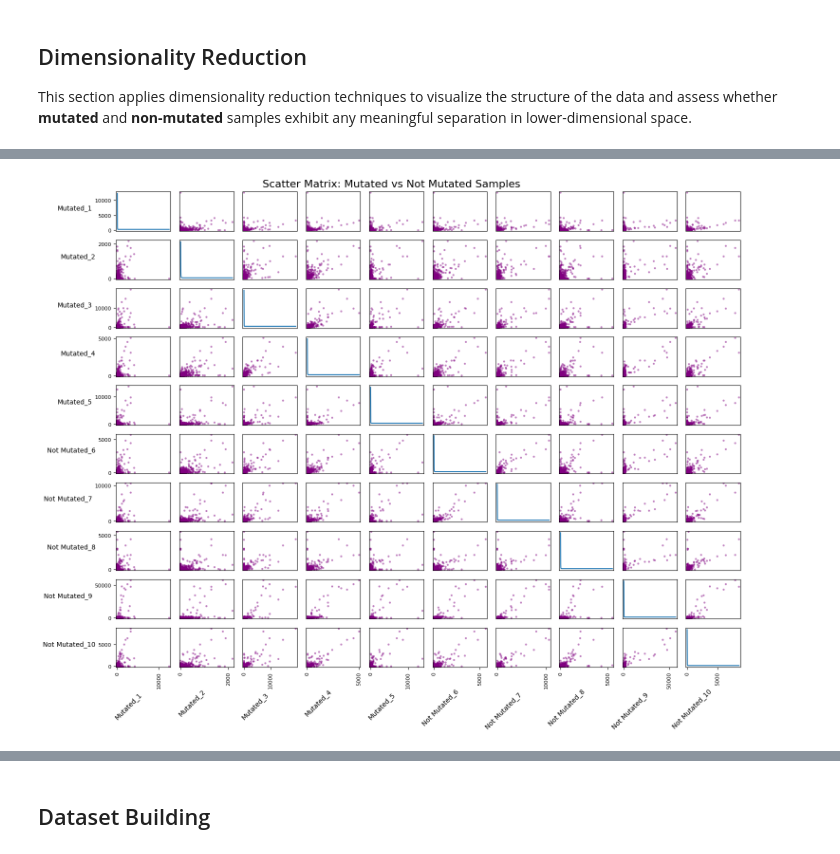
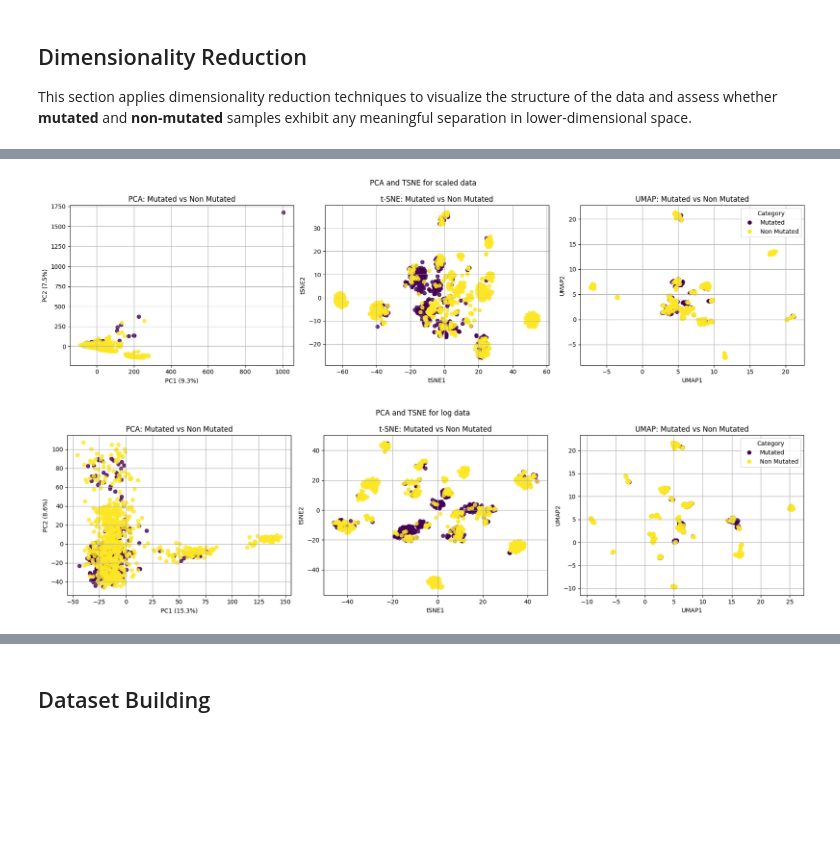
Before and after one commit to MichelangeloNardi/AILAB, a Jupyter notebook: delivery/explore_tcga.ipynb, the cells around one changed output, grey strips where cells are left out. Saved outputs shown, nothing was run; the diff lists cells and outputs as text; code cells hidden in the pictures; blank space fills up the shorter version.

```diff
--- a/delivery/explore_tcga.ipynb
+++ b/delivery/explore_tcga.ipynb
@@ -492,20 +534,8 @@ plot_PCA_tsne(mRNA_data_all,mutated_samples,non_mutated_samples,'PCA and TSNE fo
-# %%
-sample_ids = random_samples_mut_100[:5].tolist() + random_samples_non_mut_100[:5].tolist()
-sample_mut_non_mut = mRNA.loc[:, sample_ids]
-
-# Rename columns to clearer labels
-new_labels = ['Mutated'] * 5 + ['Not Mutated'] * 5
-sample_mut_non_mut.columns = [f"{label}_{i+1}" for i, label in enumerate(new_labels)]
-axes = scatter_matrix(sample_mut_non_mut, diagonal='kde', figsize=(15, 12), color='purple')
-
-# Rotate x and y axis labels for all subplots
-for ax in axes.ravel():
-    if ax is not None:
-        ax.set_xlabel(ax.get_xlabel(), rotation=45, ha='right')
-        ax.set_ylabel(ax.get_ylabel(), rotation=0, ha='right')
-
-plt.suptitle("Scatter Matrix: Mutated vs Not Mutated Samples", fontsize=16)
-plt.tight_layout()
-plt.show()
-# %% [output]
-[figure, removed]
+# %%
+plot_PCA_tsne_umap(mRNA_scaled,mutated_samples,non_mutated_samples,'PCA and TSNE for scaled data', categories=['Mutated','Non Mutated'])
+# %% [output]
+[figure, added]
+# %%
+plot_PCA_tsne_umap(mRNA_ordered_log,mutated_samples,non_mutated_samples,'PCA and TSNE for log data', categories=['Mutated','Non Mutated'])
+# %% [output]
+[figure, added]
```
Also changed, not shown: parts of 14 cells of this notebook, 1 other file.
